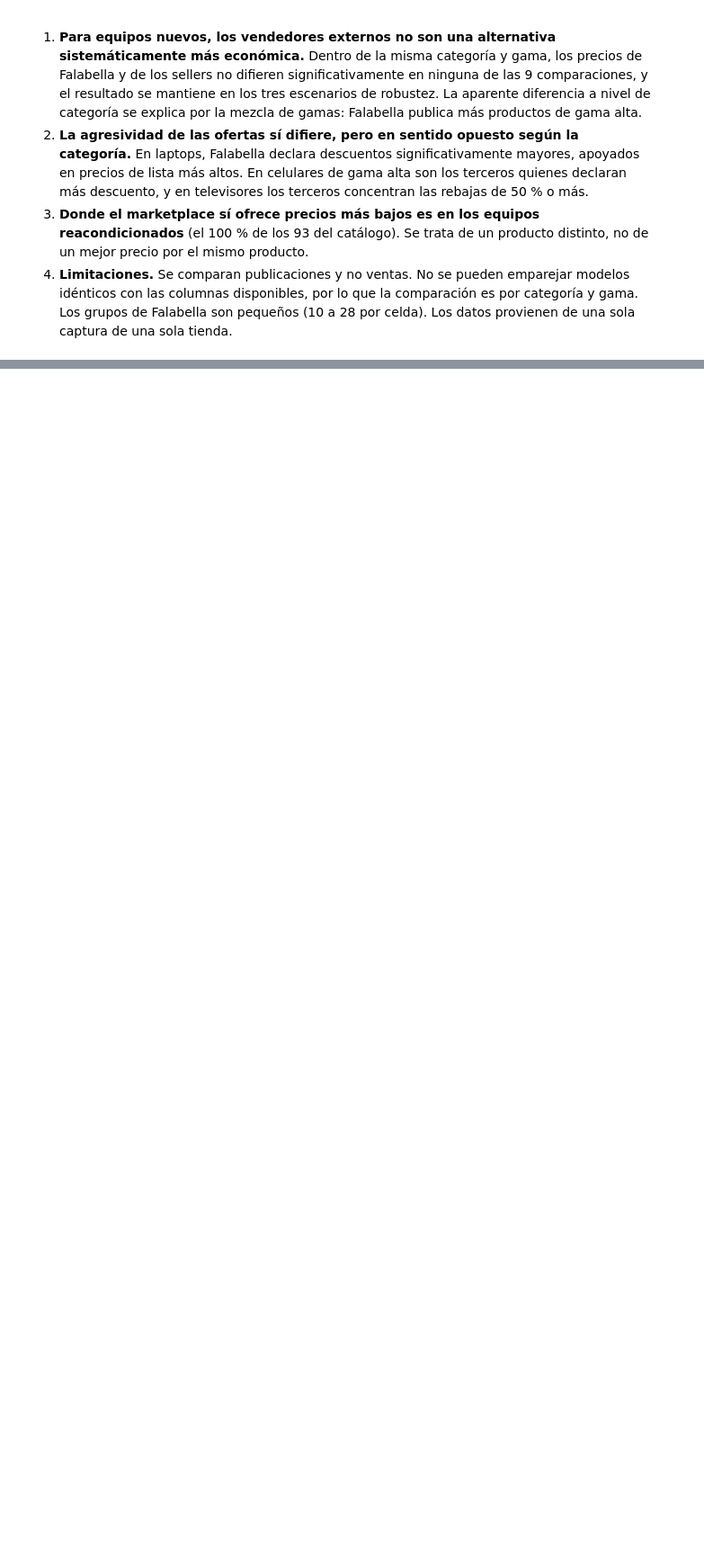
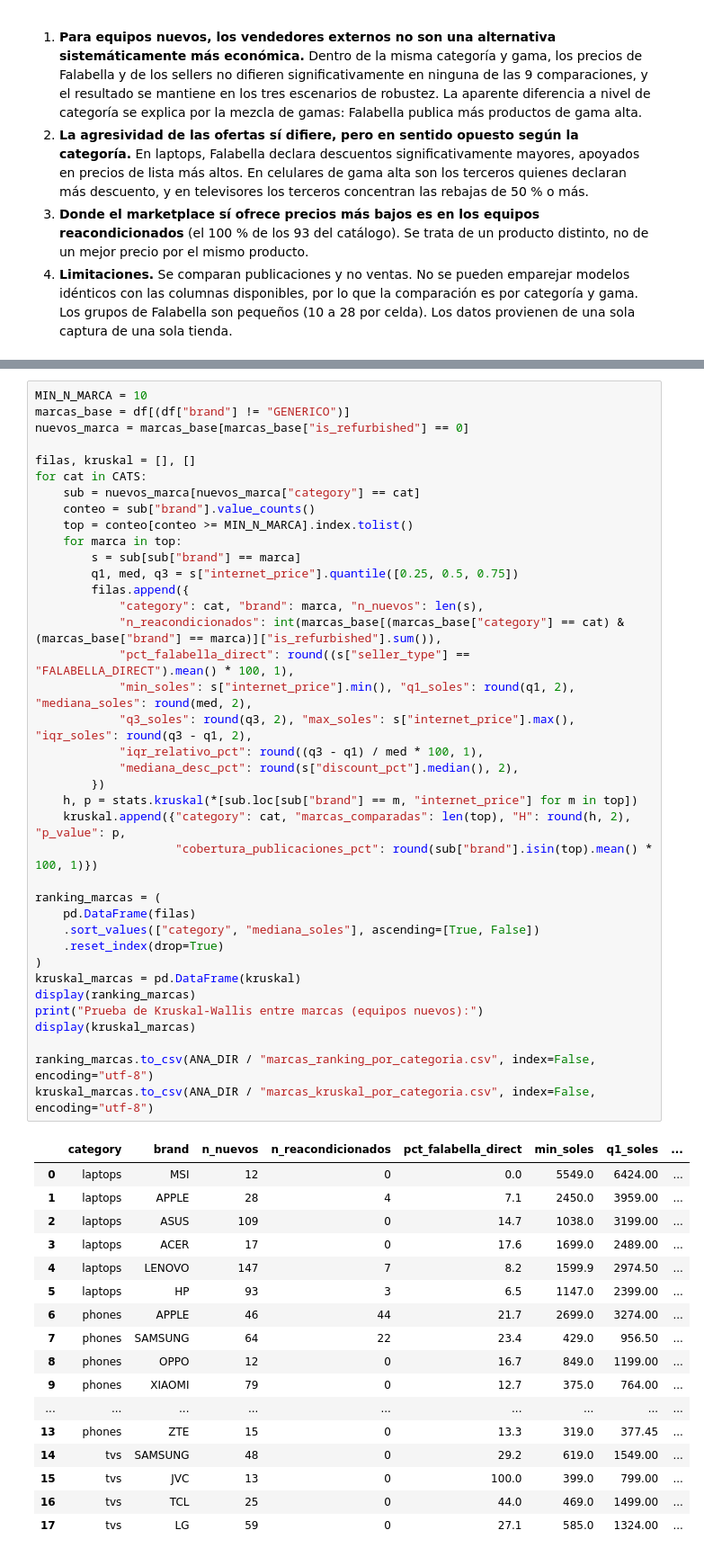
Before and after one commit to gmborjasb/SpiderMarketplace, a Jupyter notebook: notebooks/05_analisis_vendedores_marcas.ipynb, the cells around one changed output, grey strips where cells are left out. Shown at 90% size. Drawn from its saved outputs; the diff is of its cells as text; blank space fills up the shorter version.

```diff
--- a/notebooks/05_analisis_vendedores_marcas.ipynb
+++ b/notebooks/05_analisis_vendedores_marcas.ipynb
@@ -481,0 +488,56 @@ display(resumen_robustez)
+# %%
+MIN_N_MARCA = 10
+marcas_base = df[(df["brand"] != "GENERICO")]
+nuevos_marca = marcas_base[marcas_base["is_refurbished"] == 0]
+
+filas, kruskal = [], []
+for cat in CATS:
+    sub = nuevos_marca[nuevos_marca["category"] == cat]
+    conteo = sub["brand"].value_counts()
+    top = conteo[conteo >= MIN_N_MARCA].index.tolist()
+    for marca in top:
+        s = sub[sub["brand"] == marca]
+        q1, med, q3 = s["internet_price"].quantile([0.25, 0.5, 0.75])
+        filas.append({
+            "category": cat, "brand": marca, "n_nuevos": len(s),
+            "n_reacondicionados": int(marcas_base[(marcas_base["category"] == cat) & (marcas_base["brand"] == marca)]["is_refurbished"].sum()),
+            "pct_falabella_direct": round((s["seller_type"] == "FALABELLA_DIRECT").mean() * 100, 1),
+            "min_soles": s["internet_price"].min(), "q1_soles": round(q1, 2), "mediana_soles": round(med, 2),
+            "q3_soles": round(q3, 2), "max_soles": s["internet_price"].max(), "iqr_soles": round(q3 - q1, 2),
+            "iqr_relativo_pct": round((q3 - q1) / med * 100, 1),
+            "mediana_desc_pct": round(s["discount_pct"].median(), 2),
+        })
+    h, p = stats.kruskal(*[sub.loc[sub["brand"] == m, "internet_price"] for m in top])
+    kruskal.append({"category": cat, "marcas_comparadas": len(top), "H": round(h, 2), "p_value": p,
+                    "cobertura_publicaciones_pct": round(sub["brand"].isin(top).mean() * 100, 1)})
+
+ranking_marcas = (
+    pd.DataFrame(filas)
+    .sort_values(["category", "mediana_soles"], ascending=[True, False])
+    .reset_index(drop=True)
+)
+kruskal_marcas = pd.DataFrame(kruskal)
+display(ranking_marcas)
+print("Prueba de Kruskal-Wallis entre marcas (equipos nuevos):")
+display(kruskal_marcas)
+
+ranking_marcas.to_csv(ANA_DIR / "marcas_ranking_por_categoria.csv", index=False, encoding="utf-8")
+kruskal_marcas.to_csv(ANA_DIR / "marcas_kruskal_por_categoria.csv", index=False, encoding="utf-8")
+# %% [output]
+|  | category | brand | n_nuevos | n_reacondicionados | pct_falabella_direct | min_soles | q1_soles | ... |
+| 0 | laptops | MSI | 12 | 0 | 0.0 | 5549.0 | 6424.00 | ... |
+| 1 | laptops | APPLE | 28 | 4 | 7.1 | 2450.0 | 3959.00 | ... |
+| 2 | laptops | ASUS | 109 | 0 | 14.7 | 1038.0 | 3199.00 | ... |
+| 3 | laptops | ACER | 17 | 0 | 17.6 | 1699.0 | 2489.00 | ... |
+| 4 | laptops | LENOVO | 147 | 7 | 8.2 | 1599.9 | 2974.50 | ... |
+| 5 | laptops | HP | 93 | 3 | 6.5 | 1147.0 | 2399.00 | ... |
+| 6 | phones | APPLE | 46 | 44 | 21.7 | 2699.0 | 3274.00 | ... |
+| 7 | phones | SAMSUNG | 64 | 22 | 23.4 | 429.0 | 956.50 | ... |
+| 8 | phones | OPPO | 12 | 0 | 16.7 | 849.0 | 1199.00 | ... |
+| 9 | phones | XIAOMI | 79 | 0 | 12.7 | 375.0 | 764.00 | ... |
+| ... | ... | ... | ... | ... | ... | ... | ... | ... |
+| 13 | phones | ZTE | 15 | 0 | 13.3 | 319.0 | 377.45 | ... |
+| 14 | tvs | SAMSUNG | 48 | 0 | 29.2 | 619.0 | 1549.00 | ... |
+| 15 | tvs | JVC | 13 | 0 | 100.0 | 399.0 | 799.00 | ... |
+| 16 | tvs | TCL | 25 | 0 | 44.0 | 469.0 | 1499.00 | ... |
+| 17 | tvs | LG | 59 | 0 | 27.1 | 585.0 | 1324.00 | ... |
```
Also changed, not shown: parts of 15 cells of this notebook.
